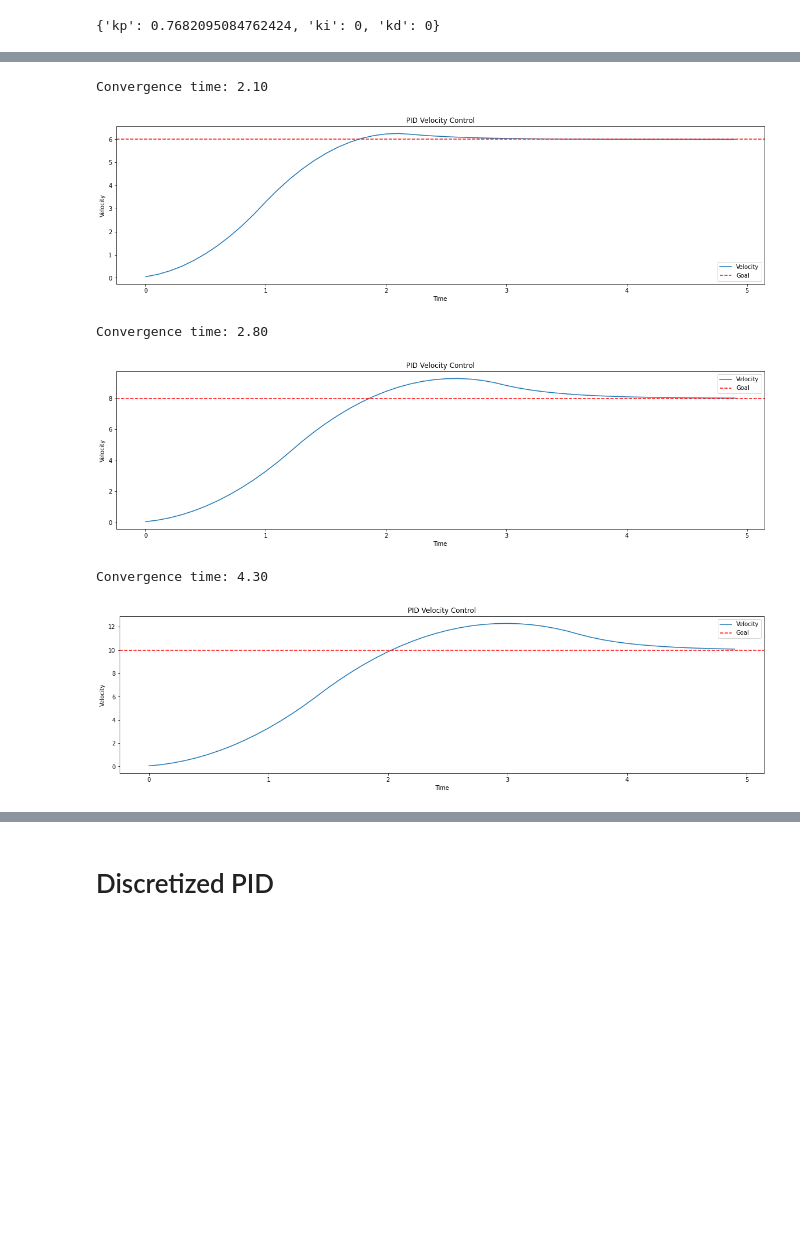
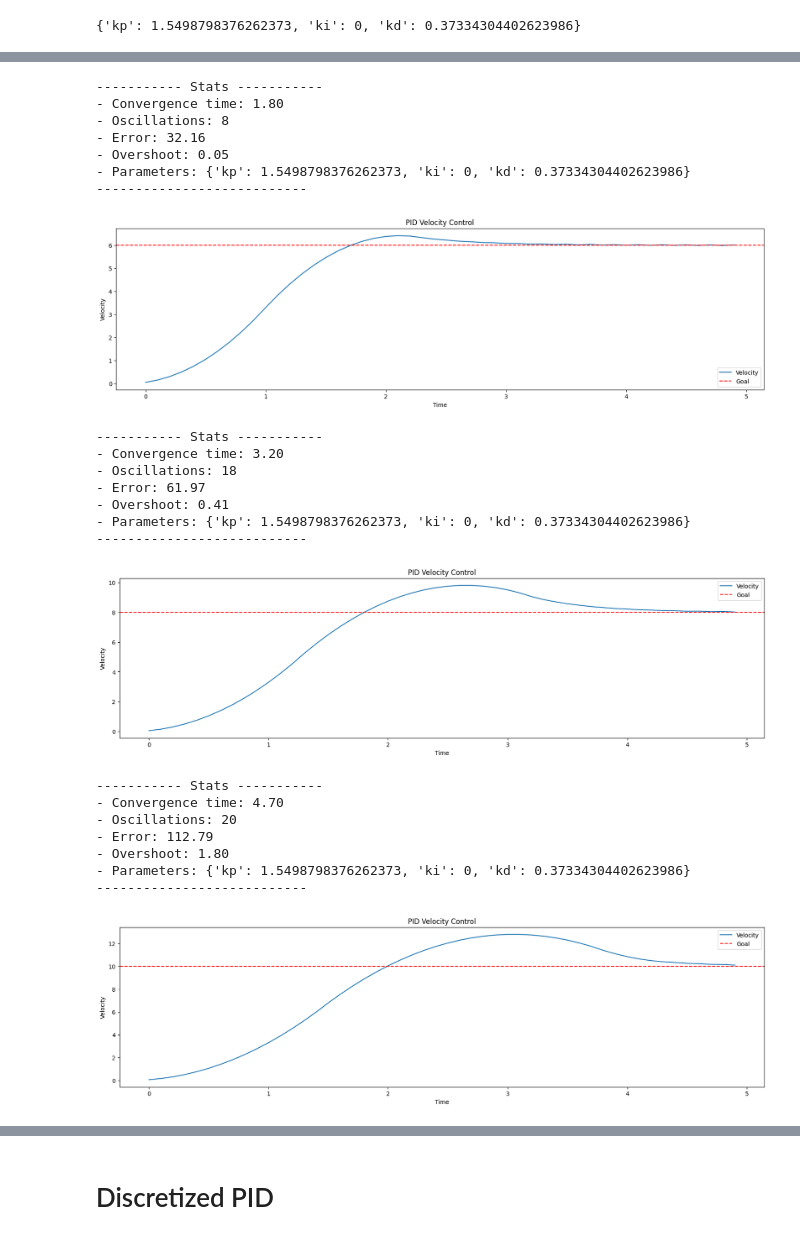
Before and after one commit to Forsyth-Creations/ros_rigor, a Jupyter notebook: src/hermes_swerve_module/hermes_swerve_module/pid.ipynb, the cells around one changed output, grey strips where cells are left out. Saved outputs shown, nothing was run; the diff lists cells and outputs as text; code cells hidden in the pictures; blank space fills up the shorter version.

```diff
--- a/src/hermes_swerve_module/hermes_swerve_module/pid.ipynb
+++ b/src/hermes_swerve_module/hermes_swerve_module/pid.ipynb
@@ -336,6 +346,11 @@ goal = 5
 actual = 0
 moment_of_inertia = 0.4
 max_torque = 3.75
-time_frame = 150
+time_frame = 10
 dt = 0.1
+
+# Make a directory called iamges
+import os
+if not os.path.exists("images"):
+    os.makedirs("images")
 # %%
@@ -368,7 +395,7 @@ def run_simulation(pid : NewPID, goal, time_frame, params, dt):
 
     return error, convergence_time
 # %%
-smaller_time_frame = 6
+smaller_time_frame = time_frame
 
 grad_pid = NewPID(intertia = moment_of_inertia, max_torque=max_torque, overshoot_threshold = 0.5, ideal_convergence_time = 1, logging = True, accel_damping=accel_damping)
 grad_pid.reset()
@@ -394,7 +421,7 @@ plt.legend()
 plt.show()
 
 # Run the simulation based on the pid values, and then plot the acceleration data
-run_simulation(grad_pid, goal, smaller_time_frame, gradient_params, dt)
+run_simulation(grad_pid, goal, smaller_time_frame, gradient_params, dt, file_name = "pid_velocity_control.png")
 
 convergence_time = grad_pid.compute_convergence_time(goal, smaller_time_frame, gradient_params)
 print(f"{Fore.GREEN}Convergence time: {convergence_time[0]:.2f}")
@@ -430,5 +463,5 @@ plt.legend()
 plt.show()
 
 # Run the simulation based on the pid values, and then plot the acceleration data
-run_simulation(pid, goal, time_frame, params, dt)
+run_simulation(pid, goal, time_frame, params, dt, file_name = "pid_velocity_control_zieger.png")
 # %% [output]
@@ -442,19 +481,19 @@ Convergence time: 24.50
 # %%
-# pid = NewPID(intertia=moment_of_inertia, max_torque=max_torque, logging=True, accel_damping=accel_damping)
-# pid.reset()
-# params = pid.auto_tune_range(goal, max_time=time_frame)
-# pid.reset()
-# time = np.arange(0, time_frame, dt)
-# data = []
+pid = NewPID(intertia=moment_of_inertia, max_torque=max_torque, logging=True, accel_damping=accel_damping)
+pid.reset()
+params = pid.auto_tune_range(goal, max_time=time_frame)
+pid.reset()
+time = np.arange(0, time_frame, dt)
+data = []
 
-# # Print the convergence time
-# convergence_time = pid.compute_convergence_time(goal, time_frame)
-# print(f"{Fore.GREEN}Convergence time: {convergence_time[0]:.2f}")
+# Print the convergence time
+convergence_time = pid.compute_convergence_time(goal, time_frame)
+print(f"{Fore.GREEN}Convergence time: {convergence_time[0]:.2f}")
 
-# # Try and run the simulation
-# for _ in time:
-#     actual = pid.simulate_motion(goal)
-#     data.append(actual)
+# Try and run the simulation
+for _ in time:
+    actual = pid.simulate_motion(goal)
+    data.append(actual)
 
-# # Run the simulation based on the pid values, and then plot the acceleration data
-# run_simulation(pid, goal, time_frame, params, dt)
+# Run the simulation based on the pid values, and then plot the acceleration data
+run_simulation(pid, goal, time_frame, params, dt, file_name = "pid_velocity_control_range.png");
@@ -473,7 +523,7 @@ total_error = 0
 data = {}
 
 for goal in goals:
-    error, convergence = run_simulation(grad_pid, goal, time_frame, params, dt)
+    error, convergence = run_simulation(grad_pid, goal, time_frame, params, dt, file_name = f"single_pid_velocity_control_{goal}.png")
     total_error += error
     data[f"Goal: {goal} m/s"] = {"Single PID Error": error, "Single PID Convergence": convergence}
 
@@ -486,5 +536,5 @@ print("-------------------------------")
 df1 = pd.DataFrame(data).T  # Transpose to make the row names as the index
 df1
 # %% [output]
-{'kp': 0.7682095084762424, 'ki': 0, 'kd': 0}
+{'kp': 1.5498798376262373, 'ki': 0, 'kd': 0.37334304402623986}
 [figure]
@@ -493,6 +549,24 @@ Convergence time: 1.90
-Convergence time: 2.10
+----------- Stats -----------
+- Convergence time: 1.80
+- Oscillations: 8
+- Error: 32.16
+- Overshoot: 0.05
+- Parameters: {'kp': 1.5498798376262373, 'ki': 0, 'kd': 0.37334304402623986}
+---------------------------
-[figure, old version]
+[figure, new version]
-Convergence time: 2.80
+----------- Stats -----------
+- Convergence time: 3.20
+- Oscillations: 18
+- Error: 61.97
+- Overshoot: 0.41
+- Parameters: {'kp': 1.5498798376262373, 'ki': 0, 'kd': 0.37334304402623986}
+---------------------------
-[figure, old version]
+[figure, new version]
-Convergence time: 4.30
+----------- Stats -----------
+- Convergence time: 4.70
+- Oscillations: 20
+- Error: 112.79
+- Overshoot: 1.80
+- Parameters: {'kp': 1.5498798376262373, 'ki': 0, 'kd': 0.37334304402623986}
+---------------------------
-[figure, old version]
+[figure, new version]
```
Also changed, not shown: parts of 9 cells of this notebook, 38 other files.
